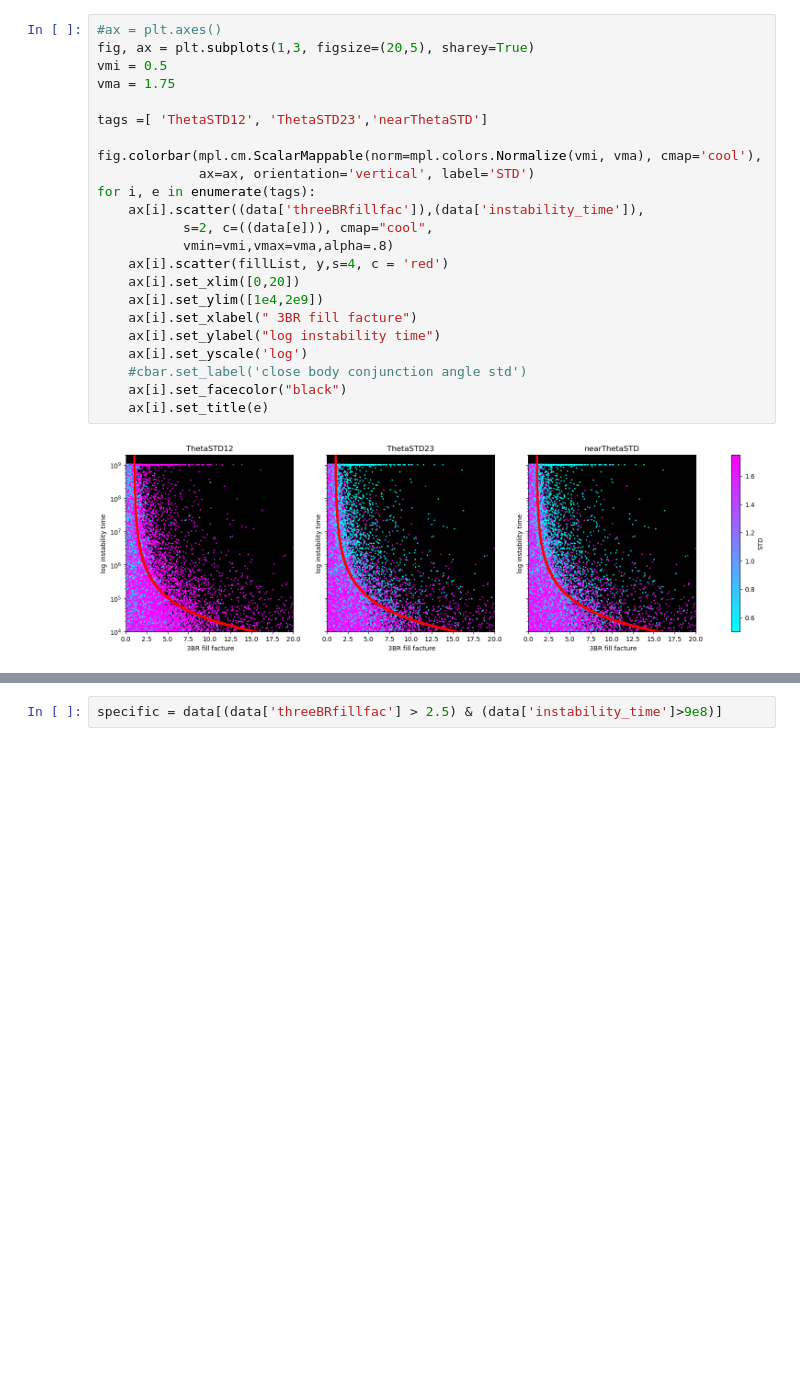
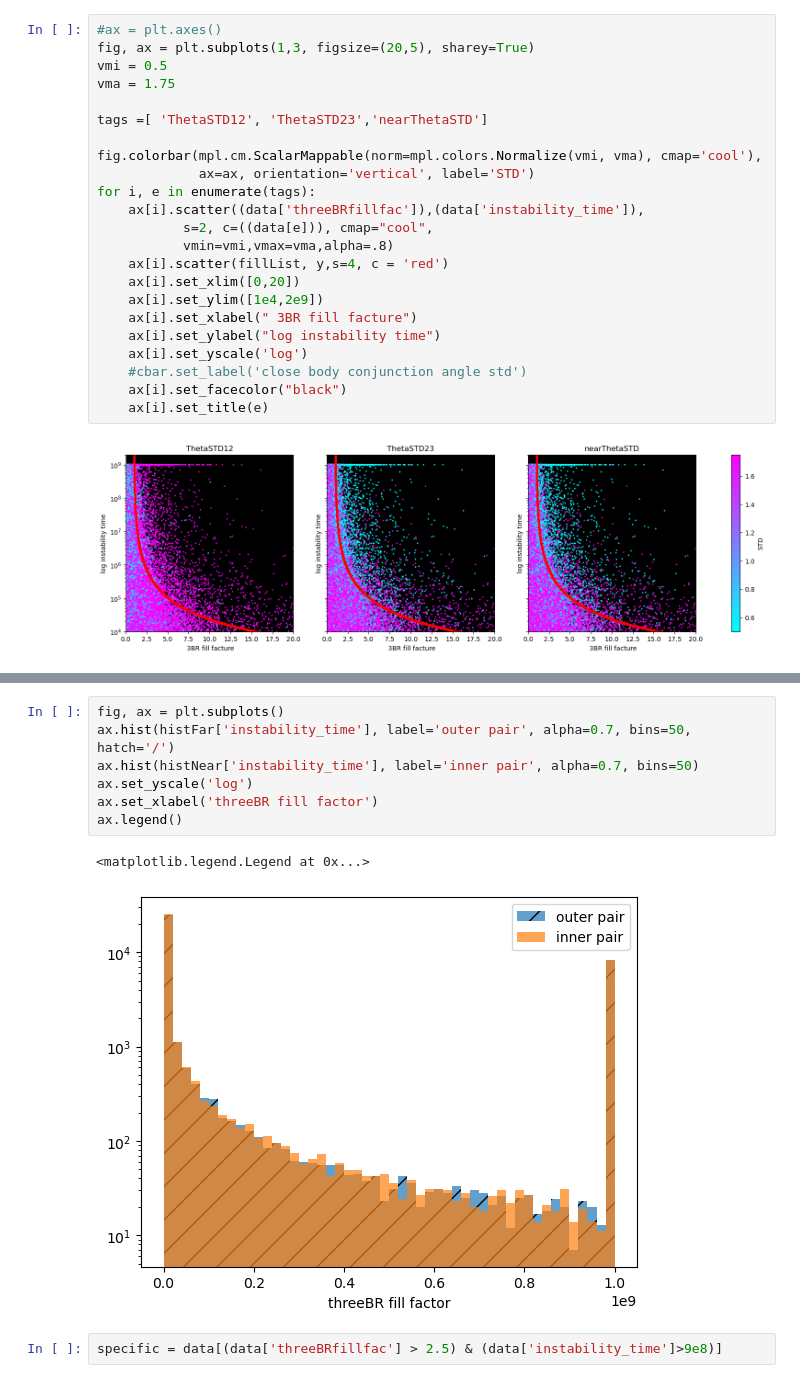
Before and after one commit to Ethadhani/spockUpdate, a Jupyter notebook: paper_plots/testing.ipynb, the cells around one changed output, grey strips where cells are left out. Saved outputs shown, nothing was run; the diff lists cells and outputs as text; blank space fills up the shorter version.

```diff
--- a/paper_plots/testing.ipynb
+++ b/paper_plots/testing.ipynb
@@ -296,3 +306,13 @@ for i, e in enumerate(tags):
+# %%
+fig, ax = plt.subplots()
+ax.hist(histFar['instability_time'], label='outer pair', alpha=0.7, bins=50, hatch='/')
+ax.hist(histNear['instability_time'], label='inner pair', alpha=0.7, bins=50)
+ax.set_yscale('log')
+ax.set_xlabel('threeBR fill factor')
+ax.legend()
+# %% [output]
+<matplotlib.legend.Legend at 0x...>
+[figure, added]
 # %%
 specific = data[(data['threeBRfillfac'] > 2.5) & (data['instability_time']>9e8)]
 # %%
```
Also changed, not shown: parts of 10 cells of this notebook.
